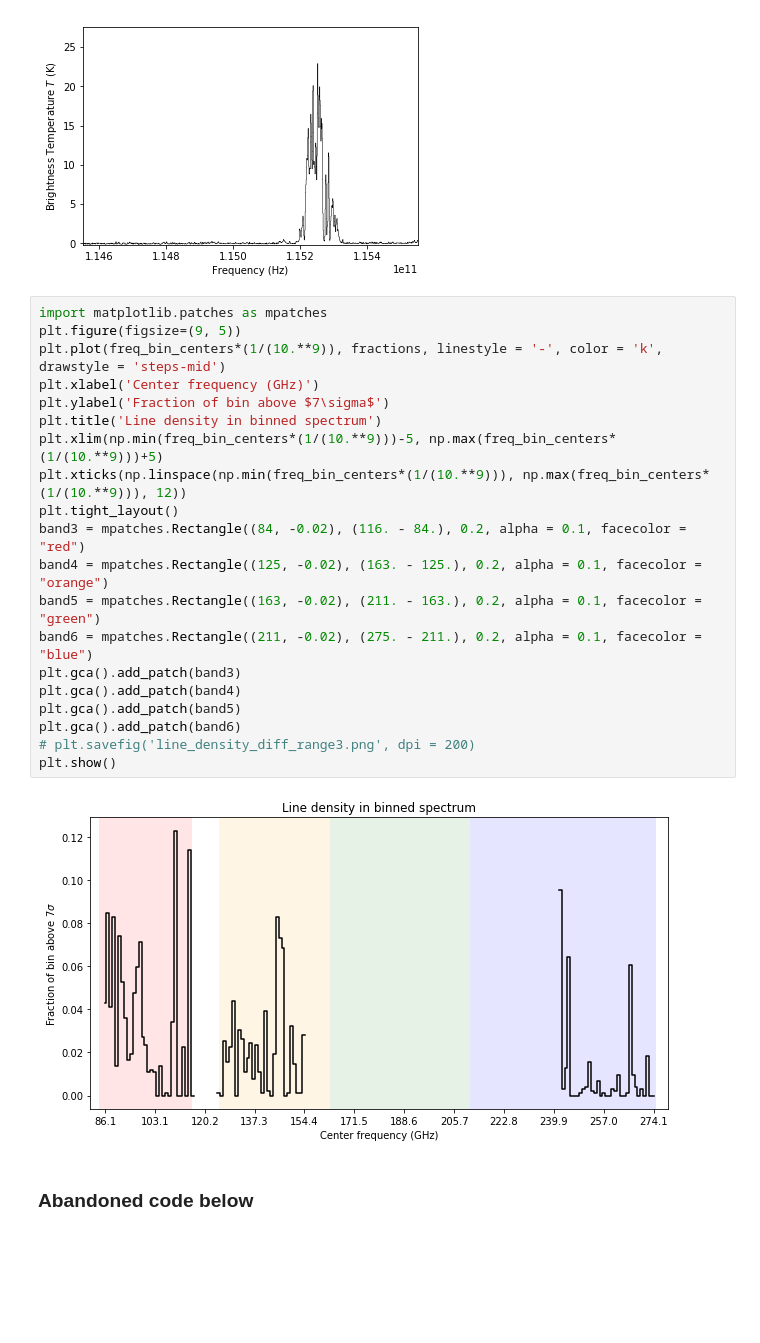
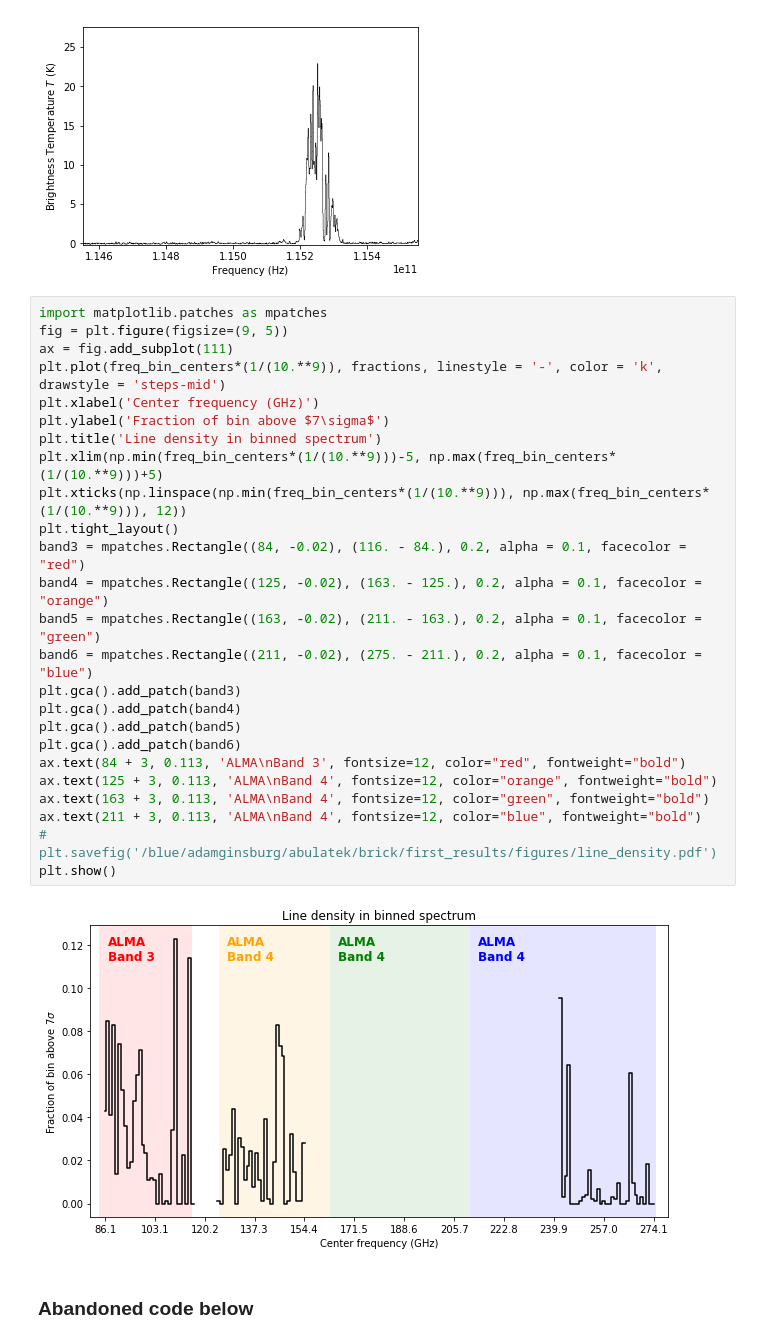
Before and after one commit to abulatek/brick, a Jupyter notebook: resubmission/summary_plot.ipynb, the cells around one changed output. Drawn from its saved outputs; the diff is of its cells as text; blank space fills up the shorter version.

Commit message:
Updated files, added some figures

```diff
--- a/resubmission/summary_plot.ipynb
+++ b/resubmission/summary_plot.ipynb
@@ -204,26 +204,31 @@ Fraction above 7*sigma: 0.11414634146341464
 [figure]
 # %%
 import matplotlib.patches as mpatches
-plt.figure(figsize=(9, 5))
+fig = plt.figure(figsize=(9, 5))
+ax = fig.add_subplot(111)
 plt.plot(freq_bin_centers*(1/(10.**9)), fractions, linestyle = '-', color = 'k', drawstyle = 'steps-mid')
 plt.xlabel('Center frequency (GHz)')
 plt.ylabel('Fraction of bin above $7\sigma$')
 plt.title('Line density in binned spectrum')
 plt.xlim(np.min(freq_bin_centers*(1/(10.**9)))-5, np.max(freq_bin_centers*(1/(10.**9)))+5)
 plt.xticks(np.linspace(np.min(freq_bin_centers*(1/(10.**9))), np.max(freq_bin_centers*(1/(10.**9))), 12))
 plt.tight_layout()
 band3 = mpatches.Rectangle((84, -0.02), (116. - 84.), 0.2, alpha = 0.1, facecolor = "red")
 band4 = mpatches.Rectangle((125, -0.02), (163. - 125.), 0.2, alpha = 0.1, facecolor = "orange")
 band5 = mpatches.Rectangle((163, -0.02), (211. - 163.), 0.2, alpha = 0.1, facecolor = "green")
 band6 = mpatches.Rectangle((211, -0.02), (275. - 211.), 0.2, alpha = 0.1, facecolor = "blue")
 plt.gca().add_patch(band3)
 plt.gca().add_patch(band4)
 plt.gca().add_patch(band5)
 plt.gca().add_patch(band6)
-# plt.savefig('line_density_diff_range3.png', dpi = 200)
+ax.text(84 + 3, 0.113, 'ALMA\nBand 3', fontsize=12, color="red", fontweight="bold")
+ax.text(125 + 3, 0.113, 'ALMA\nBand 4', fontsize=12, color="orange", fontweight="bold")
+ax.text(163 + 3, 0.113, 'ALMA\nBand 4', fontsize=12, color="green", fontweight="bold")
+ax.text(211 + 3, 0.113, 'ALMA\nBand 4', fontsize=12, color="blue", fontweight="bold")
+# plt.savefig('/blue/adamginsburg/abulatek/brick/first_results/figures/line_density.pdf')
 plt.show()
 # %% [output]
-[figure, old version]
+[figure, new version]
 # %% [markdown]
 ### Abandoned code below
 # %%
```
Also changed, not shown: 6 other files.
